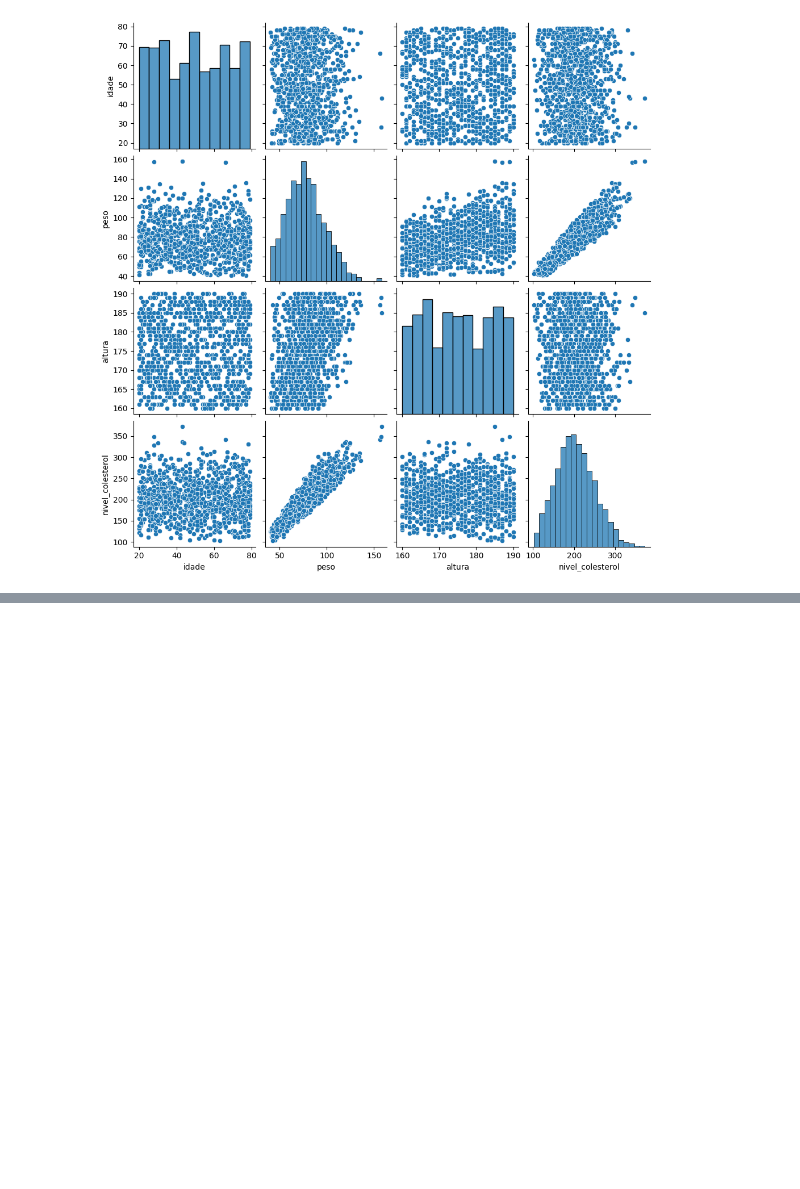
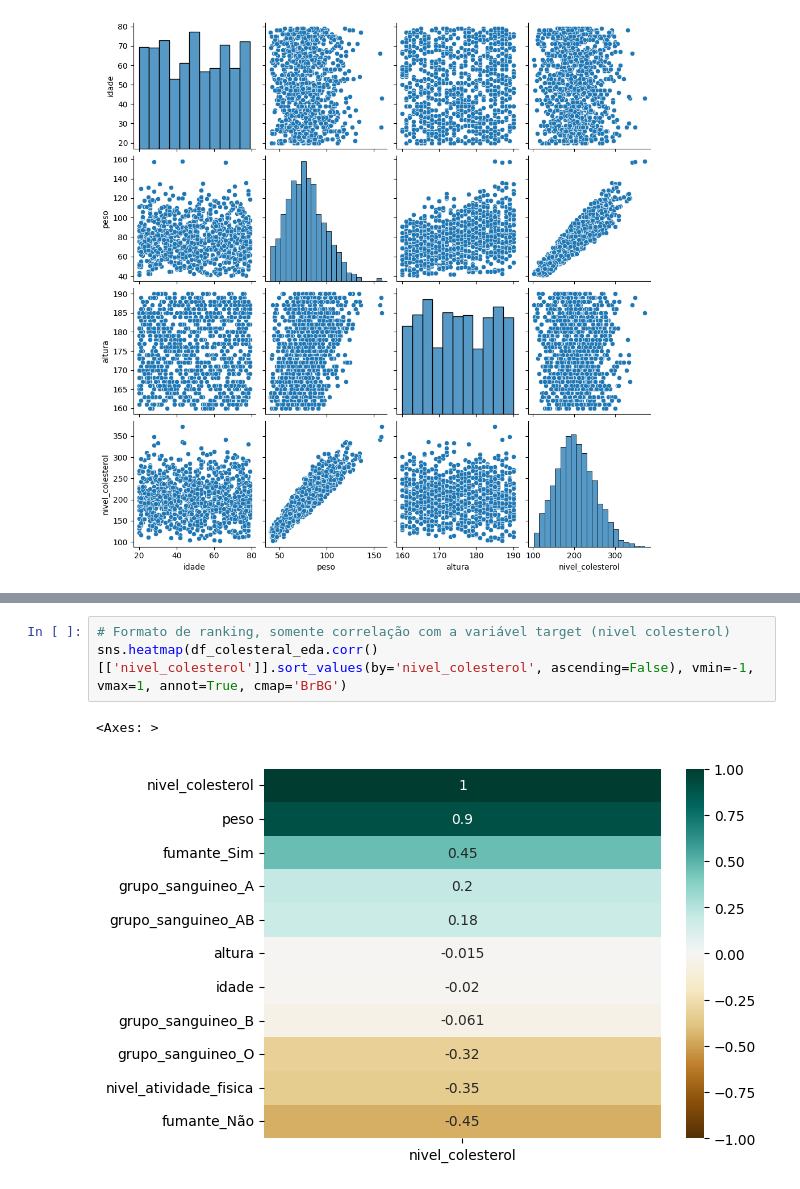
Before and after one commit to soaresmilton/rocketseat_regressao_linear_multipla, a Jupyter notebook: modelo_colesterol.ipynb, the cells around one changed output, grey strips where cells are left out. Cells and saved outputs as stored; diff of their text form; blank space fills up the shorter version.

```diff
--- a/modelo_colesterol.ipynb
+++ b/modelo_colesterol.ipynb
@@ -211,0 +234,6 @@ sns.pairplot(df_colesteral_eda)
+# %%
+# Formato de ranking, somente correlação com a variável target (nivel colesterol)
+sns.heatmap(df_colesteral_eda.corr()[['nivel_colesterol']].sort_values(by='nivel_colesterol', ascending=False), vmin=-1, vmax=1, annot=True, cmap='BrBG')
+# %% [output]
+<Axes: >
+[figure, added]
```
Also changed, not shown: parts of 4 cells of this notebook.
